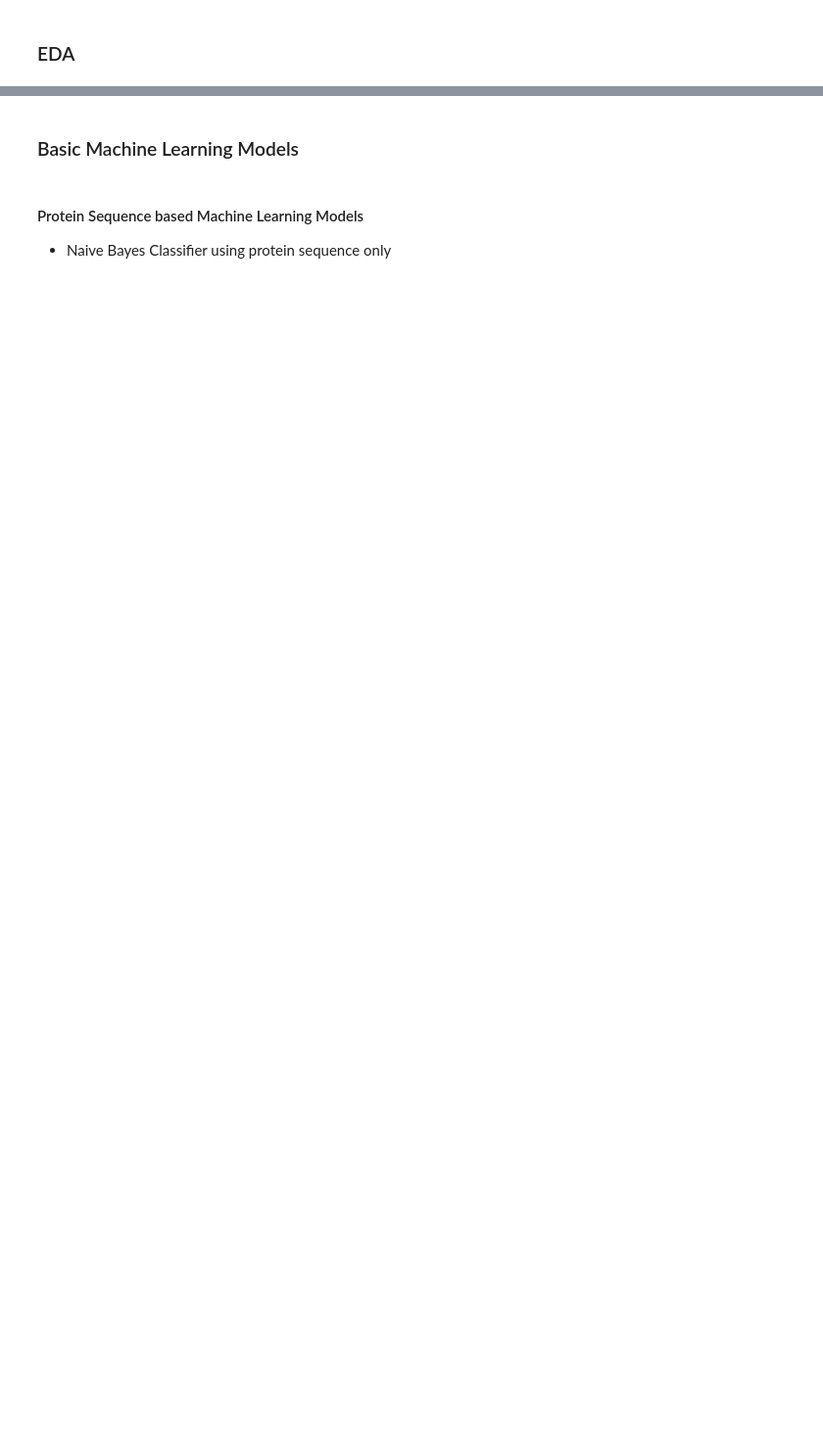
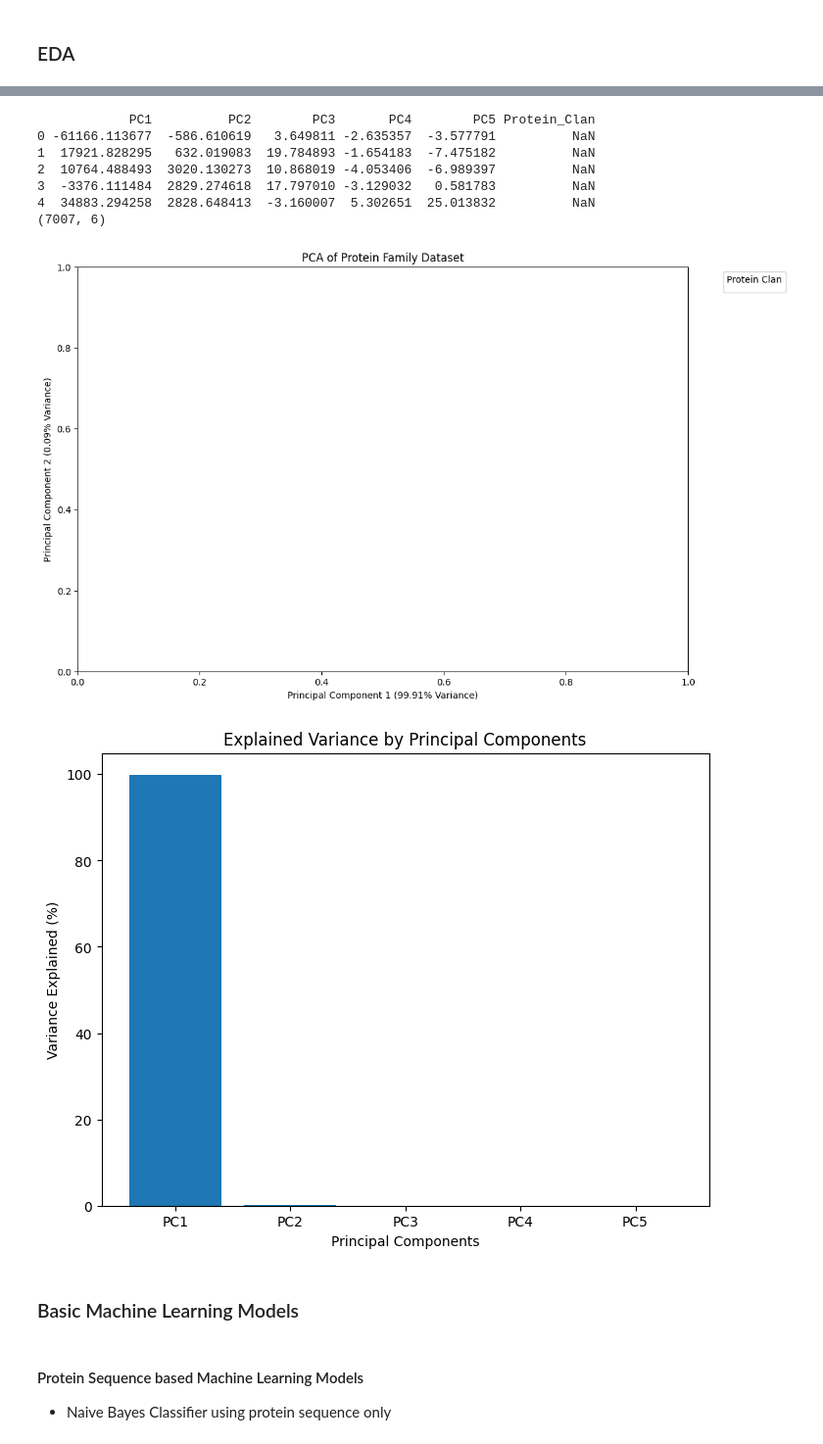
Before and after one commit to VibhavSetlur/SDS_326E_Final_Project, a Jupyter notebook: Final_Project.ipynb, the cells around one changed output, grey strips where cells are left out. Shown at 98% size. Drawn from its saved outputs; the diff is of its cells as text; code cells hidden in the pictures; blank space fills up the shorter version.

```diff
--- a/Final_Project.ipynb
+++ b/Final_Project.ipynb
@@ -130,2 +241,65 @@ df = df[df['Protein_Clan'].map(df['Protein_Clan'].value_counts()) > 5]
+# %%
+from sklearn.decomposition import PCA
+import pandas as pd
+import seaborn as sns
+import matplotlib.pyplot as plt
+from sklearn.preprocessing import LabelEncoder
+
+# Prepare the features and target variable
+df_copy = df.copy()
+
+le = LabelEncoder()
+
+# Encode all categorical variables in the DataFrame
+for column in df_copy.drop('Protein_Clan', axis = 1).select_dtypes(include=['object']).columns:
+    df_copy[column] = le.fit_transform(df_copy[column].astype(str))
+
+# Perform PCA
+pca = PCA(n_components=5)
+X_pca = pca.fit_transform(df_copy.select_dtypes(include=[np.number]))  # Ensure only numeric columns are used for PCA
+
+# Create a DataFrame for the PCA results
+pca_df = pd.DataFrame(X_pca, columns=['PC1', 'PC2', 'PC3', 'PC4', 'PC5'])
+pca_df['Protein_Clan'] = df['Protein_Clan']  # Use the aligned column from df_copy
+
+# Ensure 'Protein_Clan' is categorical for proper coloring
+pca_df['Protein_Clan'] = pca_df['Protein_Clan'].astype('category')
+
+# Check the PCA DataFrame
+print(pca_df.head())
+print(pca_df.shape)
+
+# Plot the PCA results
+plt.figure(figsize=(12, 8))
+sns.scatterplot(data=pca_df,
+                x='PC1',
+                y='PC2',
+                hue='Protein_Clan',
+                palette='tab20',  # Use a palette suitable for many categories
+                s=100,
+                alpha=0.7)
+plt.title('PCA of Protein Family Dataset')
+plt.xlabel(f'Principal Component 1 ({pca.explained_variance_ratio_[0]*100:.2f}% Variance)')
+plt.ylabel(f'Principal Component 2 ({pca.explained_variance_ratio_[1]*100:.2f}% Variance)')
+plt.legend(bbox_to_anchor=(1.05, 1), loc='upper left', title='Protein Clan')  # Place legend outside the plot
+plt.show()
+
+# Plot explained variance for all components
+plt.figure(figsize=(8, 6))
+plt.bar(range(1, 6), pca.explained_variance_ratio_ * 100, tick_label=['PC1', 'PC2', 'PC3', 'PC4', 'PC5'])
+plt.title('Explained Variance by Principal Components')
+plt.xlabel('Principal Components')
+plt.ylabel('Variance Explained (%)')
+plt.show()
+# %% [output]
+            PC1          PC2        PC3       PC4        PC5 Protein_Clan
+0 -61166.113677  -586.610619   3.649811 -2.635357  -3.577791          NaN
+1  17921.828295   632.019083  19.784893 -1.654183  -7.475182          NaN
+2  10764.488493  3020.130273  10.868019 -4.053406  -6.989397          NaN
+3  -3376.111484  2829.274618  17.797010 -3.129032   0.581783          NaN
+4  34883.294258  2828.648413  -3.160007  5.302651  25.013832          NaN
+(7007, 6)
+[figure, added]
+[figure, added]
 # %% [markdown]
 ### Basic Machine Learning Models
```
Also changed, not shown: parts of 36 cells of this notebook.
